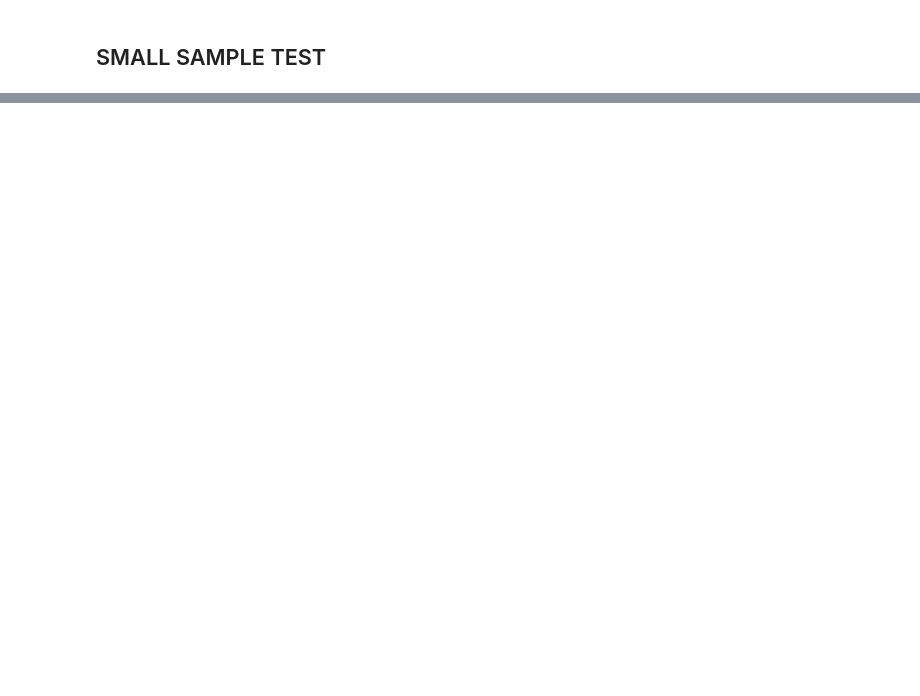
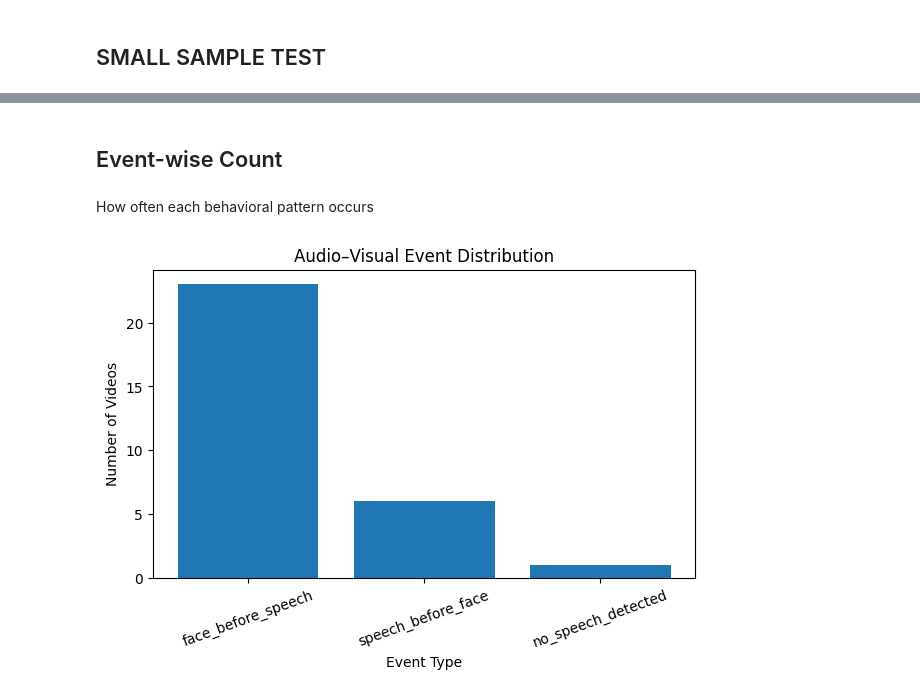
Before and after one commit to ChelsaMJ/Vision-Based-Detection-of-Emotion-Suppression-Using-Facial-Motor-Dynamics, a Jupyter notebook: 03_audio_visual_latency_voxceleb.ipynb, the cells around one changed output, grey strips where cells are left out. Cells and saved outputs as stored; diff of their text form; code cells hidden in the pictures; blank space fills up the shorter version.

```diff
--- a/03_audio_visual_latency_voxceleb.ipynb
+++ b/03_audio_visual_latency_voxceleb.ipynb
@@ -139,0 +148,29 @@ Face detected: True
+# %%
+import subprocess
+import tempfile
+import os
+
+def load_audio_safe(audio_path, sr=16000):
+    """
+    Converts m4a/aac to wav if needed, then loads audio.
+    Returns y, sr.
+    """
+    if audio_path.endswith(".wav"):
+        y, sr = librosa.load(audio_path, sr=sr)
+        return y, sr
+
+    # Create temp wav
+    with tempfile.NamedTemporaryFile(suffix=".wav", delete=False) as tmp:
+        tmp_wav = tmp.name
+
+    # ffmpeg conversion
+    subprocess.run(
+        ["ffmpeg", "-y", "-i", audio_path, "-ac", "1", "-ar", str(sr), tmp_wav],
+        stdout=subprocess.DEVNULL,
+        stderr=subprocess.DEVNULL
+    )
+
+    y, sr = librosa.load(tmp_wav, sr=sr)
+
+    os.remove(tmp_wav)
+    return y, sr
@@ -338,0 +422,16 @@ df_clean["latency_sec"].hist(bins=20)
+# %% [markdown]
+## Event-wise Count
+# %% [markdown]
+How often each behavioral pattern occurs
+# %%
+event_counts = df["event_type"].value_counts()
+
+plt.figure(figsize=(7, 4))
+plt.bar(event_counts.index, event_counts.values)
+plt.xlabel("Event Type")
+plt.ylabel("Number of Videos")
+plt.title("Audio–Visual Event Distribution")
+plt.xticks(rotation=20)
+plt.show()
+# %% [output]
+[figure, added]
```
Also changed, not shown: parts of 29 cells of this notebook.
